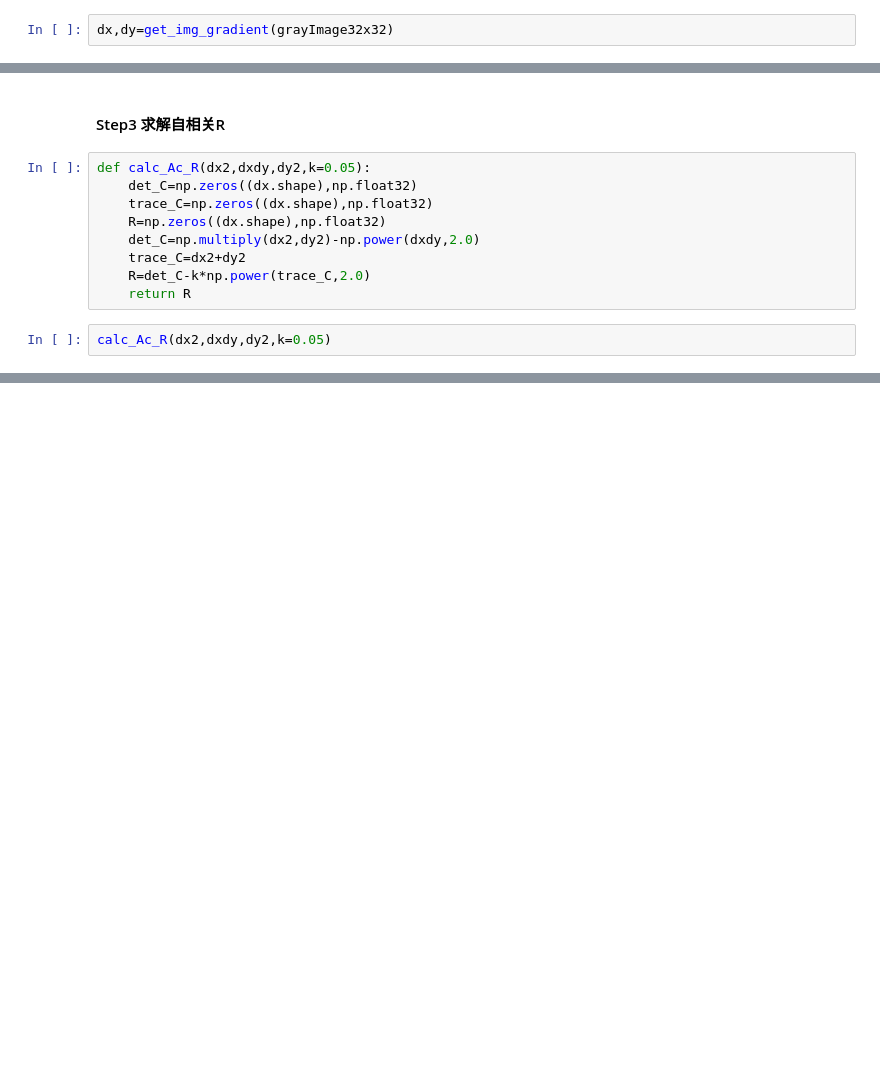
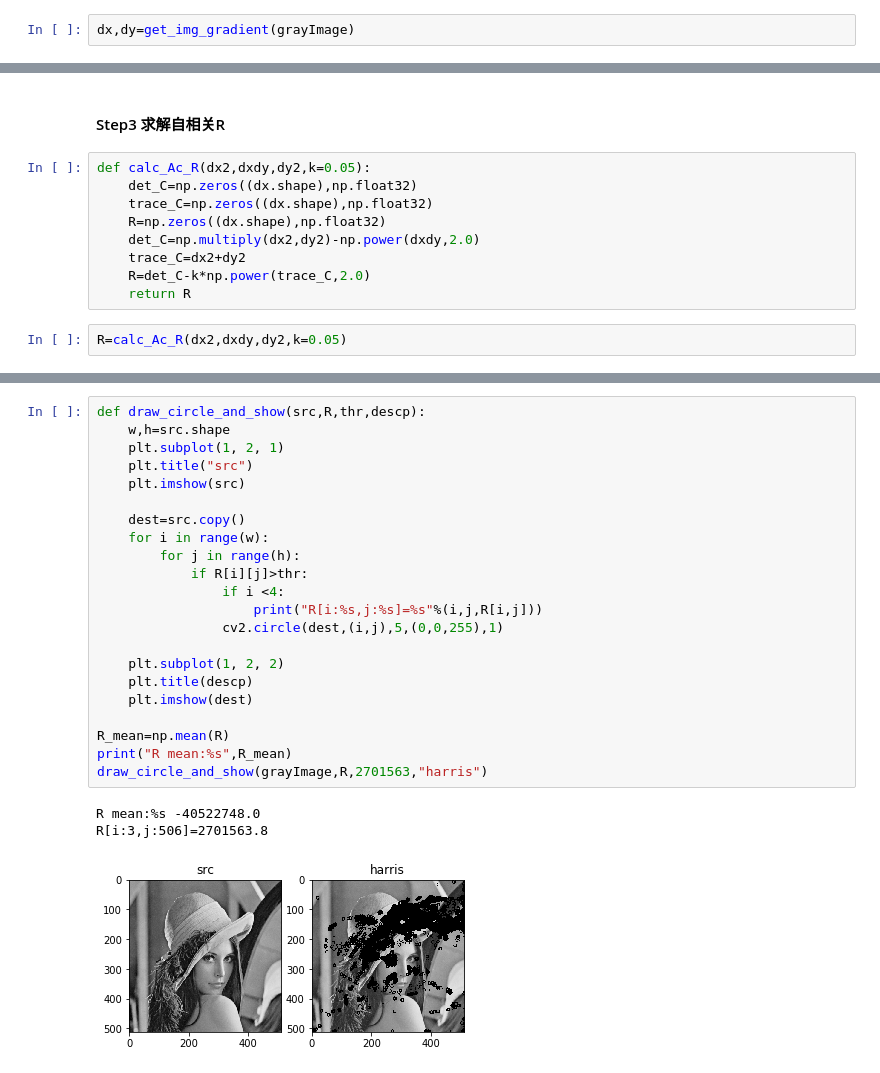
Before and after one commit to sycophant-stone/digital_image_base, a Jupyter notebook: featureDetection/harris.ipynb, the cells around one changed output, grey strips where cells are left out. Drawn from its saved outputs; the diff is of its cells as text; blank space fills up the shorter version.

Commit message:
harris / draw circle picture

```diff
--- a/featureDetection/harris.ipynb
+++ b/featureDetection/harris.ipynb
@@ -85,7 +89,7 @@ def get_img_gradient(src):
     img_y=conv1d_same(img_y,diff_h.transpose(),r,0,stride=1)
     return img_x,img_y
 # %%
-dx,dy=get_img_gradient(grayImage32x32)
+dx,dy=get_img_gradient(grayImage)
 # %% [markdown]
 #### Step2 求解自相关矩阵
 # %%
@@ -112,4 +116,4 @@ def calc_Ac_R(dx2,dxdy,dy2,k=0.05):
     R=det_C-k*np.power(trace_C,2.0)
     return R
 # %%
-calc_Ac_R(dx2,dxdy,dy2,k=0.05)
+R=calc_Ac_R(dx2,dxdy,dy2,k=0.05)
@@ -129,0 +125,26 @@ array([[      0.    ,       0.    ,       0.    , ...,       0.    ,
+# %%
+def draw_circle_and_show(src,R,thr,descp):
+    w,h=src.shape
+    plt.subplot(1, 2, 1)
+    plt.title("src")
+    plt.imshow(src)
+
+    dest=src.copy()
+    for i in range(w):
+        for j in range(h):
+            if R[i][j]>thr:
+                if i <4:
+                    print("R[i:%s,j:%s]=%s"%(i,j,R[i,j]))
+                cv2.circle(dest,(i,j),5,(0,0,255),1)
+
+    plt.subplot(1, 2, 2)
+    plt.title(descp)
+    plt.imshow(dest)
+
+R_mean=np.mean(R)
+print("R mean:%s",R_mean)
+draw_circle_and_show(grayImage,R,2701563,"harris")
+# %% [output]
+R mean:%s -40522748.0
+R[i:3,j:506]=2701563.8
+[figure, added]
```
Also changed, not shown: parts of 3 cells of this notebook.
